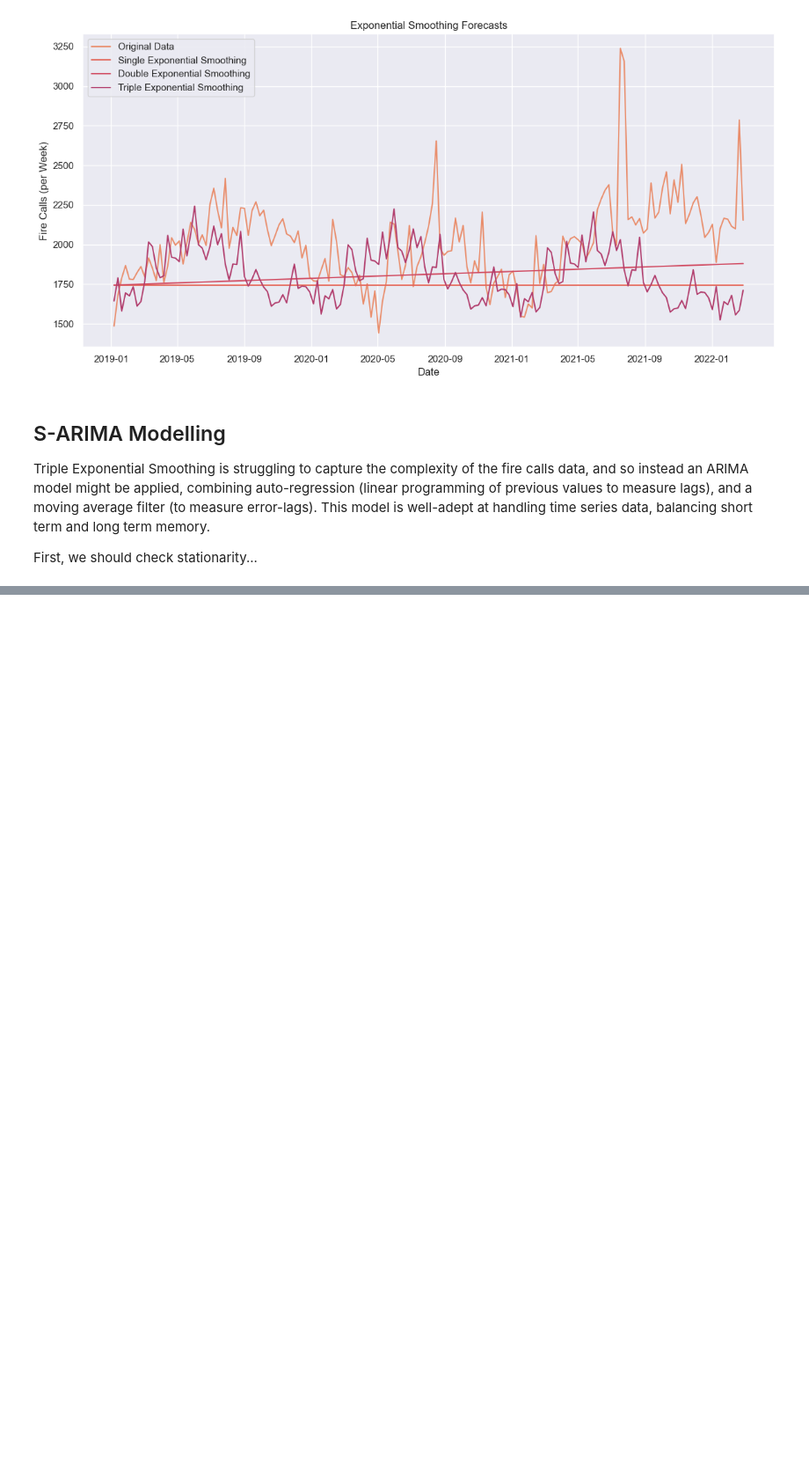
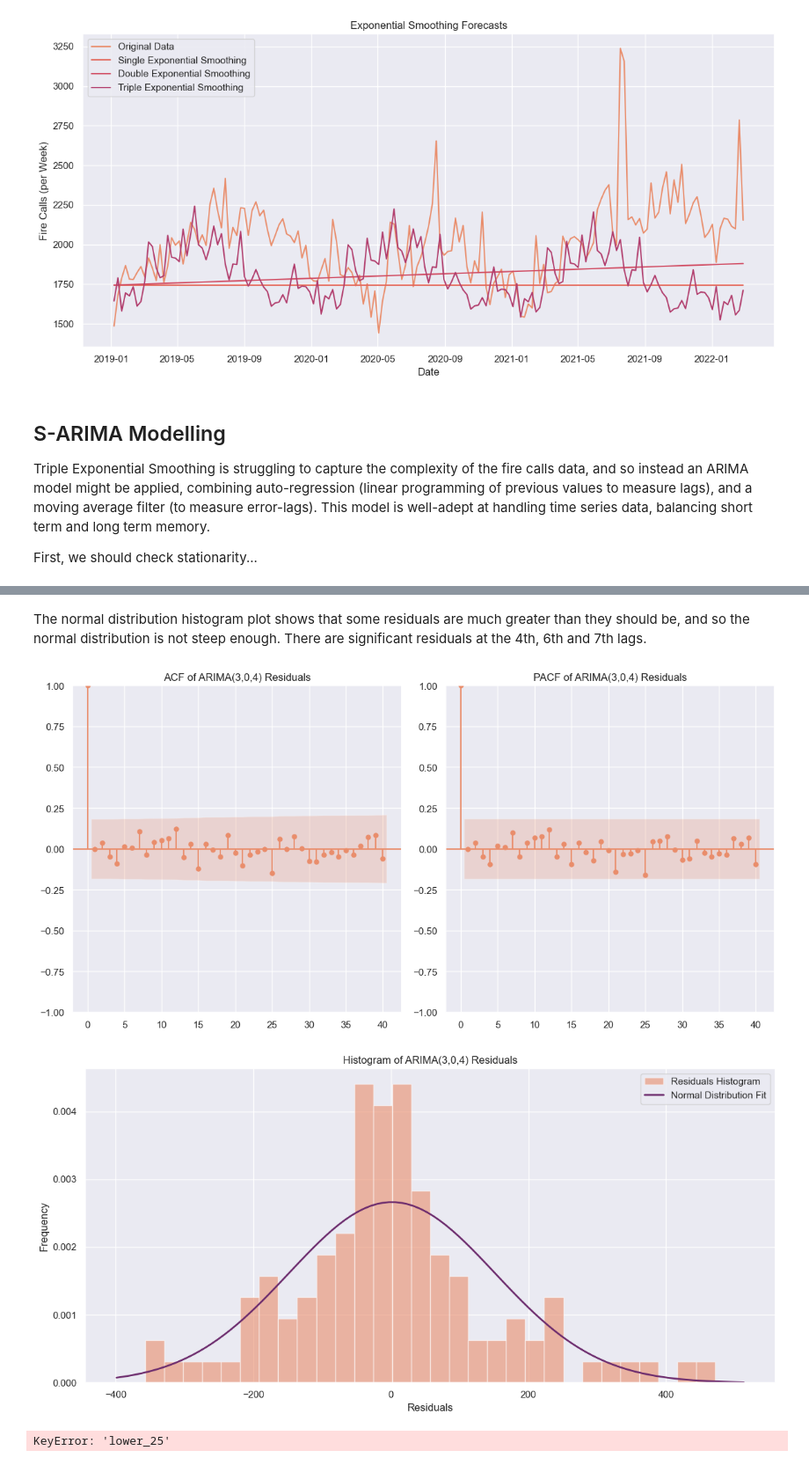
Before and after one commit to Conall66/London_Fire_Forecasting, a Jupyter notebook: Predictive_fire_outbreaks.ipynb, the cells around one changed output, grey strips where cells are left out. Shown at 88% size. Cells and saved outputs as stored; diff of their text form; code cells hidden in the pictures; blank space fills up the shorter version.

```diff
--- a/Predictive_fire_outbreaks.ipynb
+++ b/Predictive_fire_outbreaks.ipynb
@@ -577,0 +694,50 @@ The time series is not stationary.
+# %% [markdown]
+The normal distribution histogram plot shows that some residuals are much greater than they should be, and so the normal distribution is not steep enough. There are significant residuals at the 4th, 6th and 7th lags.
+# %%
+# Plot an ARIMA model with (3, 0, 4)
+
+model_arima_34 = ARIMA(train_diff, order=(3, 0, 4)).fit()
+forecast_arima_34 = model_arima_34.predict(start=test_diff.index[0], end=test_diff.index[-1], typ='levels')
+
+# Plot ACF and PACF of residuals
+residuals_34 = model_arima_34.resid
+fig, (ax1, ax2) = plt.subplots(1, 2, figsize=(12, 6))
+plot_acf(residuals_34, lags=40, ax=ax1)
+ax1.set_title('ACF of ARIMA(3,0,4) Residuals')
+plot_pacf(residuals_34, lags=40, ax=ax2)
+ax2.set_title('PACF of ARIMA(3,0,4) Residuals')
+plt.tight_layout()
+plt.show()
+
+# Plot the histogram of the residuals for ARIMA(3,0,4)
+plt.figure(figsize=(12, 6))
+plt.hist(residuals_34, bins=30, density=True, alpha=0.6, color=palette[0], label='Residuals Histogram')
+mean_resid_34, std_resid_34 = norm.fit(residuals_34)
+xmin, xmax = plt.xlim()  # Constrain the x-axis limits
+curve_length_34 = np.linspace(xmin, xmax, 100)  # Create 100 bars for clearer distribution
+bell_curve_34 = norm.pdf(curve_length_34, mean_resid_34, std_resid_34)
+plt.plot(curve_length_34, bell_curve_34, lw=2, label='Normal Distribution Fit', color=palette[-1])
+plt.title('Histogram of ARIMA(3,0,4) Residuals')
+plt.xlabel('Residuals')
+plt.ylabel('Frequency')
+plt.legend()
+plt.tight_layout()
+plt.show()
+
+# Plot the ARIMA(3,0,4) model against actual data
+plt.figure(figsize=(12, 6))
+plt.plot(train_diff.index, train_diff, label='Training Data', color=palette[0])
+plt.plot(test_diff.index, test_diff, label='Test Data', color=palette[1])
+plt.plot(model_arima_34.fittedvalues.index, model_arima_34.fittedvalues, label='ARIMA(3,0,4) Fitted Values', color=palette[-2])
+plt.plot(forecast_arima_34.index, forecast_arima_34, label='ARIMA(3,0,4) Forecast', color=palette[-1])
+
+plt.title('ARIMA(3,0,4) Model Forecast')
+plt.xlabel('Date')
+plt.ylabel('Differenced Fire Calls')
+plt.legend()
+plt.tight_layout()
+plt.show()
+# %% [output]
+[figure, added]
+[figure, added]
+KeyError: 'lower_25'
```
Also changed, not shown: parts of 13 cells of this notebook, 2 other files.
